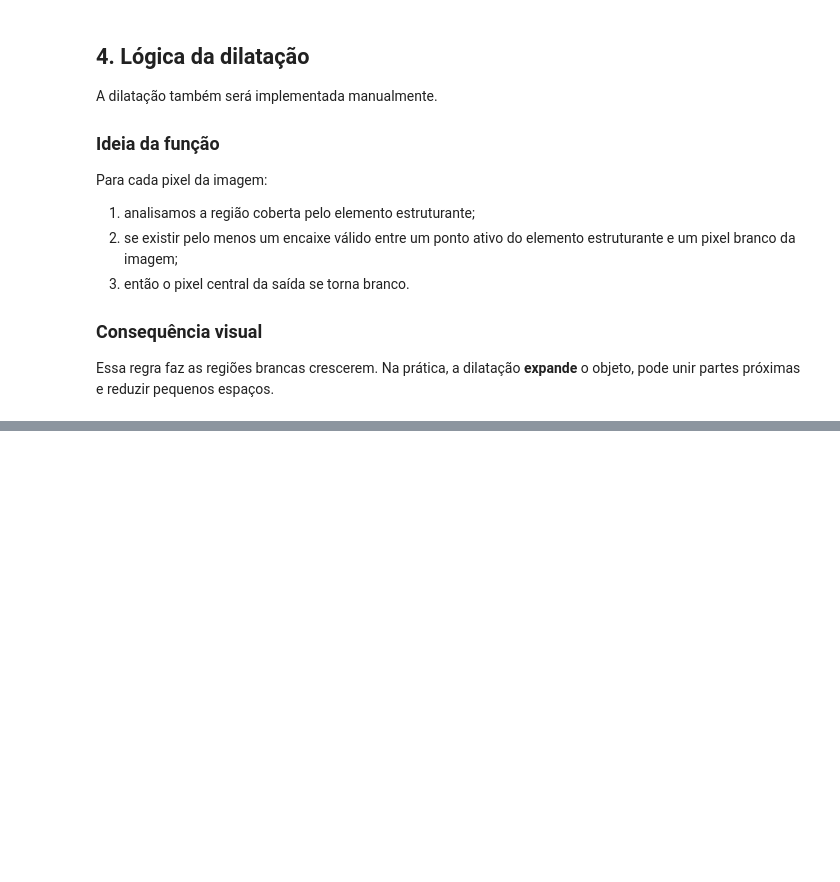
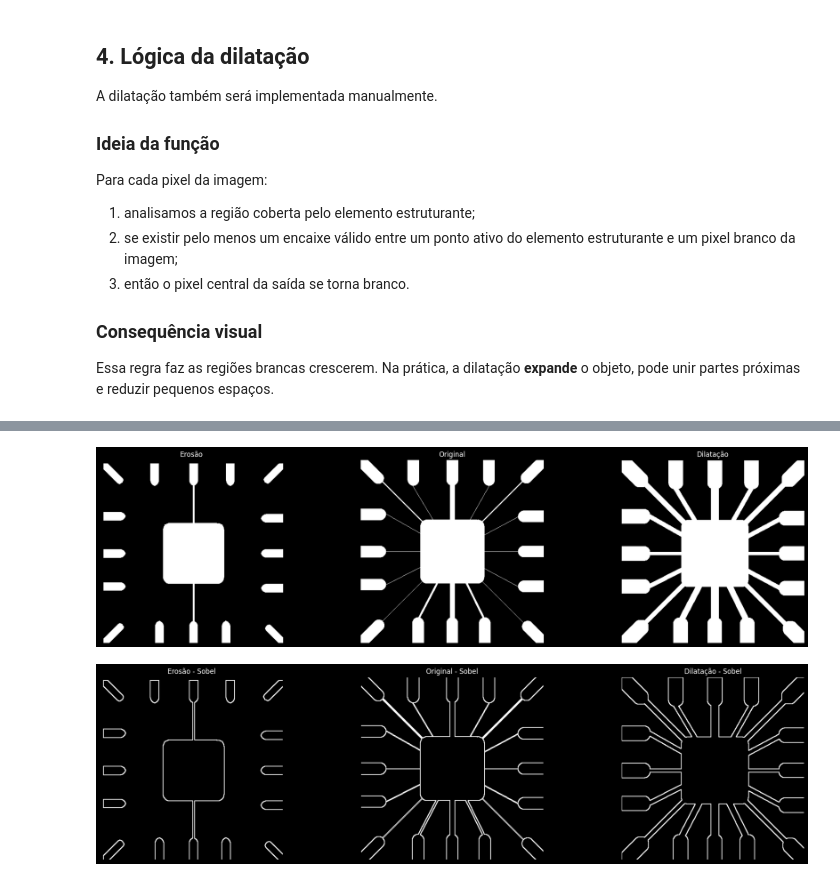
Before and after one commit to pedrxbro/digital-image-processing, a Jupyter notebook: morphological-processing/main.ipynb, the cells around one changed output, grey strips where cells are left out. Drawn from its saved outputs; the diff is of its cells as text; code cells hidden in the pictures; blank space fills up the shorter version.

```diff
--- a/morphological-processing/main.ipynb
+++ b/morphological-processing/main.ipynb
@@ -368,0 +340,29 @@ def sobel_edge_detection(image):
+# %%
+image_path = "data/Fig0905(a)(wirebond-mask).tif"
+
+gray_image = load_grayscale_image(image_path)
+binary_image = to_binary(gray_image, threshold=127)
+
+structuring_element = create_structuring_element("square", 9)
+
+image_sobel = sobel_edge_detection(binary_image)
+eroded_image = erode_image(binary_image, structuring_element)
+dilated_image = dilate_image(binary_image, structuring_element)
+
+image_sobel_eroded = sobel_edge_detection(eroded_image)
+image_sobel_dilated = sobel_edge_detection(dilated_image)
+
+compare_images(
+    [eroded_image, binary_image, dilated_image],
+    ["Erosão", "Original", "Dilatação"],
+    figsize=(20, 5)
+)
+
+compare_images(
+    [image_sobel_eroded, image_sobel, image_sobel_dilated],
+    ["Erosão - Sobel", "Original - Sobel", "Dilatação - Sobel"],
+    figsize=(20, 5)
+)
+# %% [output]
+[figure, added]
+[figure, added]
```
Also changed, not shown: parts of 23 cells of this notebook, 6 other files.
